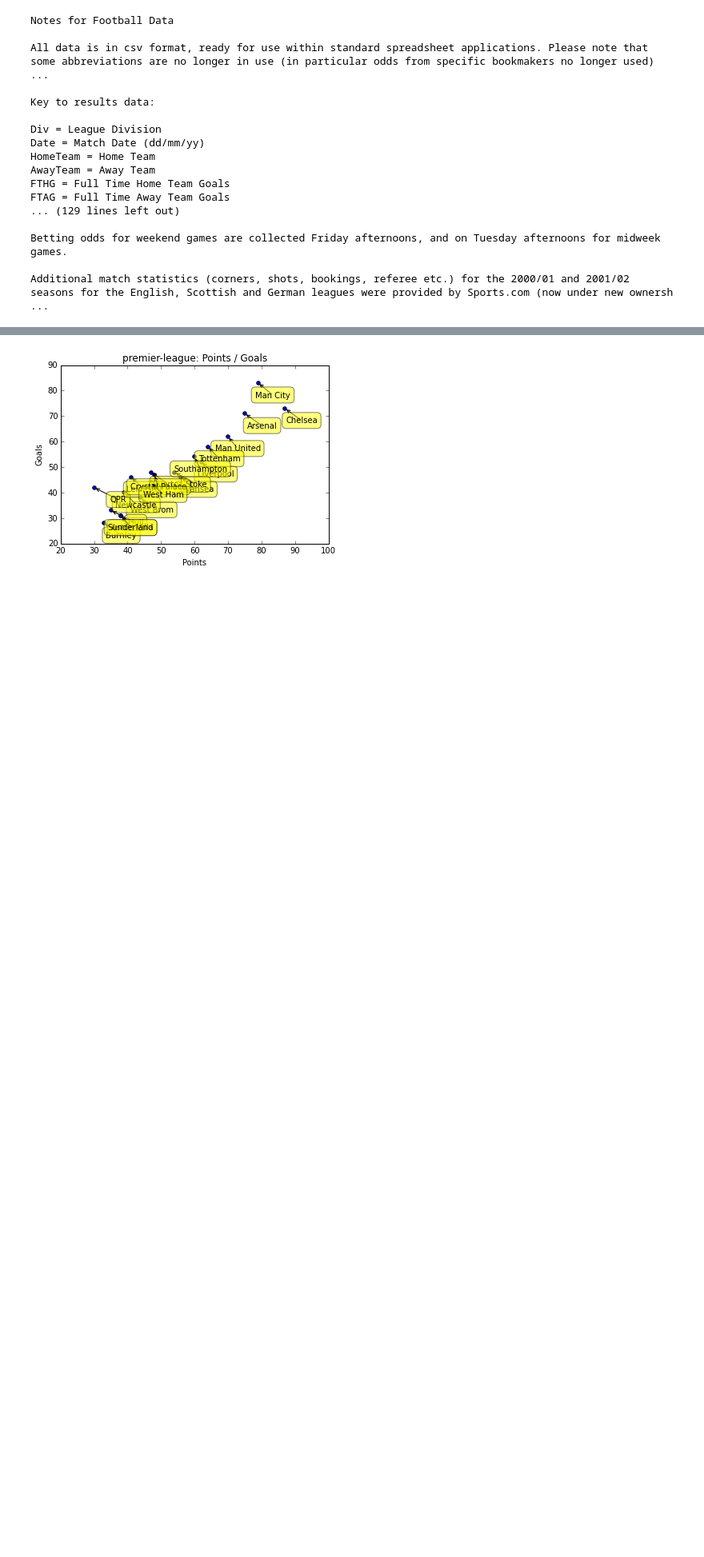
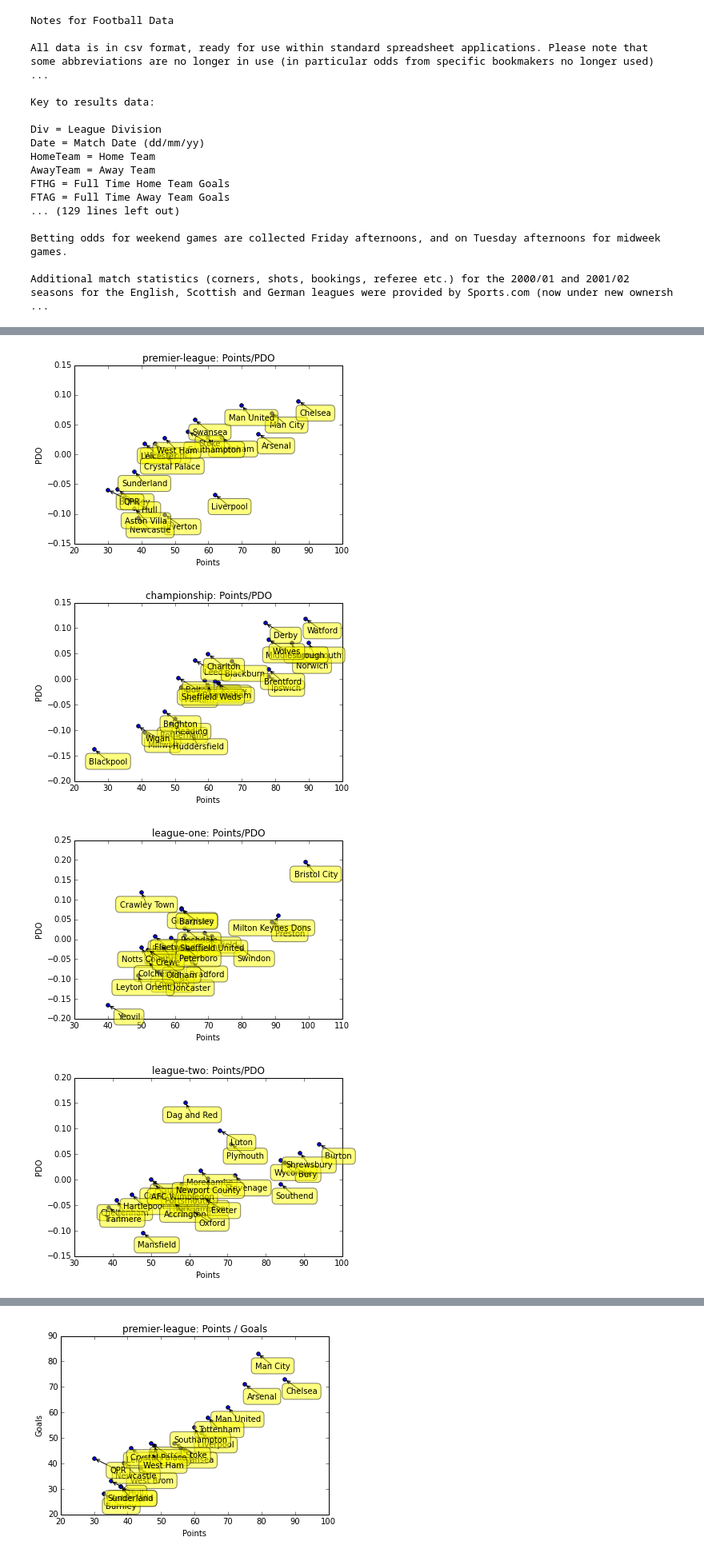
Before and after one commit to allanderek/football-analysis, a Jupyter notebook: LeagueAnalysis.ipynb, the cells around one changed output, grey strips where cells are left out. Shown at 80% size. Cells and saved outputs as stored; diff of their text form; code cells hidden in the pictures; blank space fills up the shorter version.

Commit message:
More work translating some stuff into my new framework which I'm just finding a bit easier than Pandas (regrettably)

```diff
--- a/LeagueAnalysis.ipynb
+++ b/LeagueAnalysis.ipynb
@@ -120,3 +120,8 @@ def goals_for_in_game(team, game):
     return stats_for_in_game(team, game, game.FTHG, game.FTAG)
 def goals_against_in_game(team, game):
     return stats_against_in_game(team, game, game.FTHG, game.FTAG)
+# %%
+def sot_for_in_game(team, game):
+    return stats_for_in_game(team, game, game.HST, game.AST)
+def sot_against_in_game(team, game):
+    return stats_against_in_game(team, game, game.HST, game.AST)
@@ -123,4 +134,15 @@ def goals_against_in_game(team, game):
 # %%
+def clean_ratio(sub, total, default=0.0):
+    """ Returns the ratio of sub to total, assuming that sub is included within total.
+    So for example sub may be the shots on target and total may be all shots. We return default in
+    the case that total is zero. The default likely does not come up much for the stats we're
+    looking at here, you would have to have a small sample of games and even then the stats tend
+    not to be zero for the total for even a sample of one game. Eg. the total number of shots taken
+    is rarely zero for even one game. This is just a warning that if you have your default wrongly
+    set, then you likely won't notice this and may mess up, say, at the start of the season.
+    """
+    return sub / total if total else default
+
 class TeamStats(object):
     """ Note that this is intended to only be used with a set number of games, if you change
         the set of games, then you pretty much have to recalculate all of the stats.
@@ -132,9 +154,17 @@ class TeamStats(object):
         self.shots_for = sum(shots_for_in_game(teamname, game) for game in games)
         self.shots_against = sum(shots_against_in_game(teamname, game) for game in games)
         total_shots = self.shots_for + self.shots_against
-        self.tsr = self.shots_for / total_shots if total_shots else 0.8
+        self.tsr = clean_ratio(self.shots_for, total_shots, default=0.5)
         self.goals_for = sum(goals_for_in_game(teamname, game) for game in games)
         self.goals_against = sum(goals_against_in_game(teamname, game) for game in games)
+        self.sot_for = sum(sot_for_in_game(teamname, game) for game in games)
+        self.sot_against = sum(sot_against_in_game(teamname, game) for game in games)
+        self.sot_for_ratio = clean_ratio(self.sot_for, self.shots_for, default=0.0)
+        self.sot_against_ratio = clean_ratio(self.sot_against, self.shots_against, default=0.0)
+        self.tsotr = self.sot_for_ratio - self.sot_against_ratio
+        self.goals_sot_for_ratio = clean_ratio(self.goals_for, self.sot_for, default=0.0)
+        self.goals_sot_against_ratio = clean_ratio(self.goals_against, self.sot_against, default=0.0)
+        self.pdo = self.goals_sot_for_ratio - self.goals_sot_against_ratio
 # %%
 def get_stats(team, games, filter_fun):
     return TeamStats(team, [g for g in games if filter_fun(team, g)])
@@ -143,3 +173,15 @@ for league in leagues:
     league.team_stats = {t: get_stats(t, league.matches, involved_in_game) for t in league.teams}
     league.home_team_stats = {t: get_stats(t, league.matches, is_home_game) for t in league.teams}
     league.away_team_stats = {t: get_stats(t, league.matches, is_away_game) for t in league.teams}
+# %%
+for league in leagues:
+    scatter_stats(league, title='{0}: Points/PDO'.format(league.title),
+                  xlabel='Points', ylabel='PDO',
+                  get_x_stat=lambda t: league.team_stats[t].points,
+                  get_y_stat=lambda t: league.team_stats[t].pdo
+                  )
+# %% [output]
+[figure, added]
+[figure, added]
+[figure, added]
+[figure, added]
```
Also changed, not shown: parts of 7 cells of this notebook, 1 other file.
